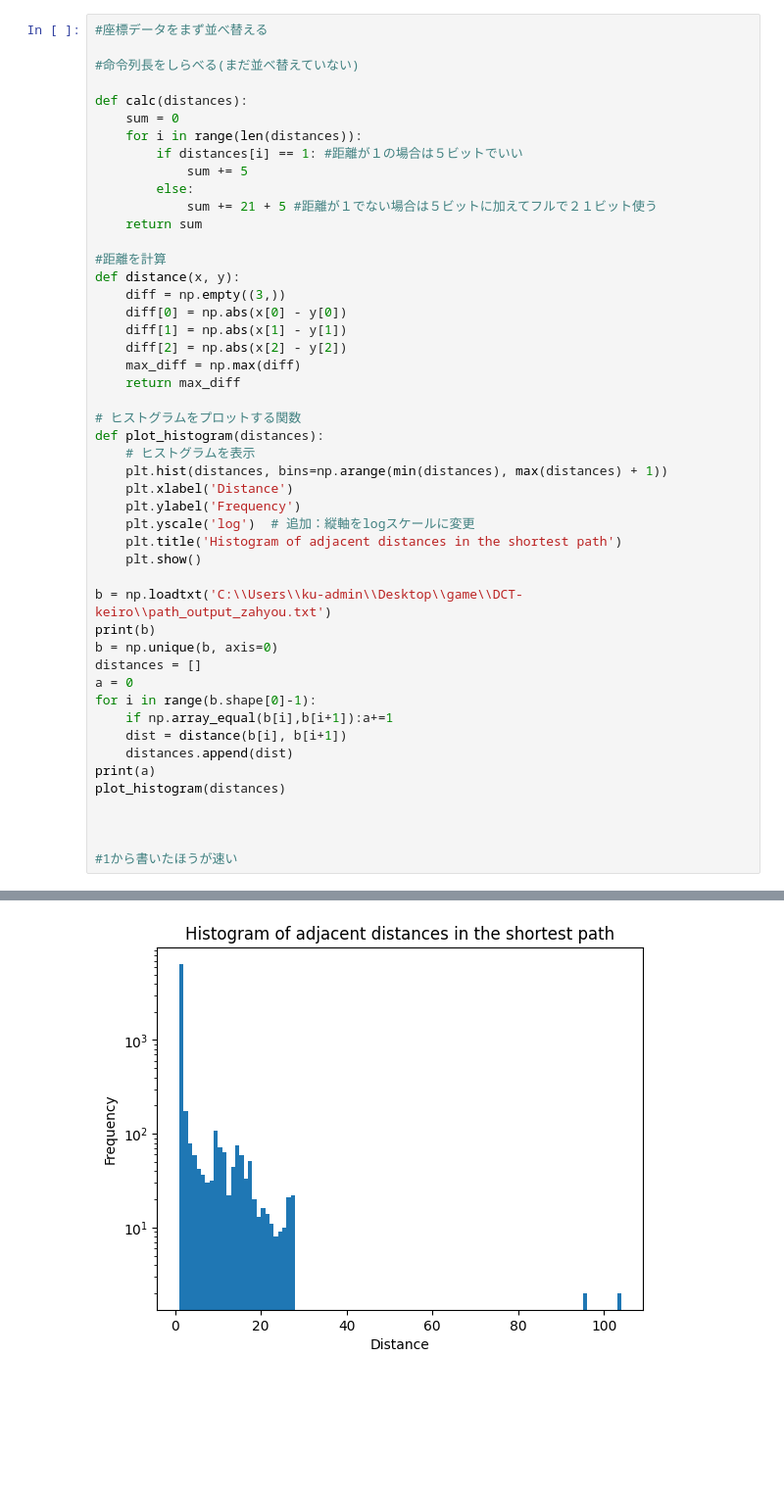
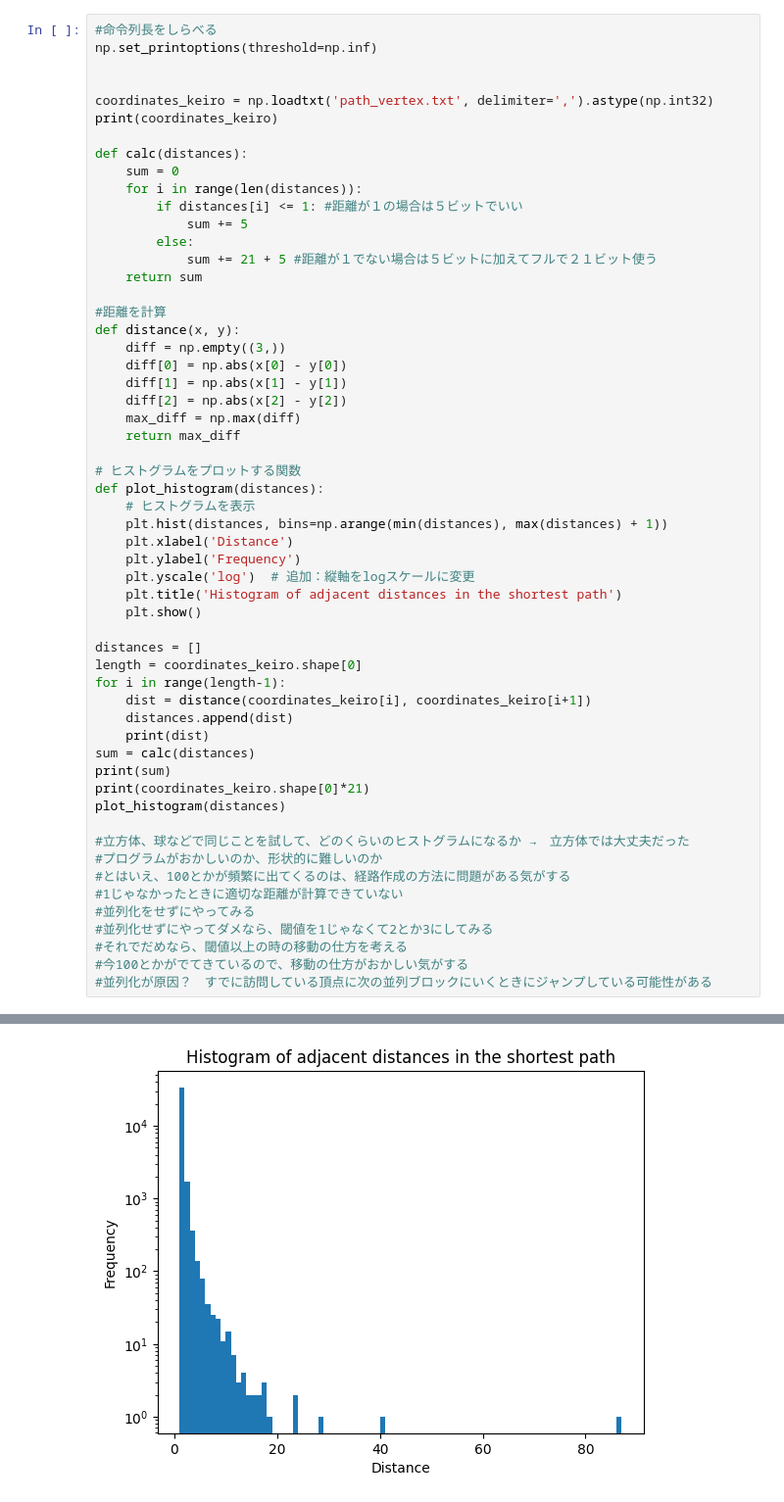
Before and after one commit to tubakun/game, a Jupyter notebook: DCT-keiro/vertexwithcolor_generate.ipynb, the cells around one changed output, grey strips where cells are left out. Shown at 98% size. Saved outputs shown, nothing was run; the diff lists cells and outputs as text; blank space fills up the shorter version.

```diff
--- a/DCT-keiro/vertexwithcolor_generate.ipynb
+++ b/DCT-keiro/vertexwithcolor_generate.ipynb
@@ -32,12 +156,15 @@ np.savetxt('C:\\Users\\ku-admin\\Desktop\\game\\DCT-keiro\\output_vertex_color.t
 # %%
-#座標データをまず並べ替える
+#命令列長をしらべる
+np.set_printoptions(threshold=np.inf)
 
-#命令列長をしらべる(まだ並べ替えていない)
+
+coordinates_keiro = np.loadtxt('path_vertex.txt', delimiter=',').astype(np.int32)
+print(coordinates_keiro)
 
 def calc(distances):
     sum = 0
     for i in range(len(distances)):
-        if distances[i] == 1: #距離が１の場合は５ビットでいい
+        if distances[i] <= 1: #距離が１の場合は５ビットでいい
             sum += 5
         else:
             sum += 21 + 5 #距離が１でない場合は５ビットに加えてフルで２１ビット使う
@@ -62,19 +189,24 @@ def plot_histogram(distances):
     plt.title('Histogram of adjacent distances in the shortest path')
     plt.show()
 
-b = np.loadtxt('C:\\Users\\ku-admin\\Desktop\\game\\DCT-keiro\\path_output_zahyou.txt')
-print(b)
-b = np.unique(b, axis=0)
 distances = []
-a = 0
-for i in range(b.shape[0]-1):
-    if np.array_equal(b[i],b[i+1]):a+=1
-    dist = distance(b[i], b[i+1])
+length = coordinates_keiro.shape[0]
+for i in range(length-1):
+    dist = distance(coordinates_keiro[i], coordinates_keiro[i+1])
     distances.append(dist)
-print(a)
+    print(dist)
+sum = calc(distances)
+print(sum)
+print(coordinates_keiro.shape[0]*21)
 plot_histogram(distances)
 
-
-
-#1から書いたほうが速い
+#立方体、球などで同じことを試して、どのくらいのヒストグラムになるか →　立方体では大丈夫だった
+#プログラムがおかしいのか、形状的に難しいのか
+#とはいえ、100とかが頻繁に出てくるのは、経路作成の方法に問題がある気がする
+#1じゃなかったときに適切な距離が計算できていない
+#並列化をせずにやってみる
+#並列化せずにやってダメなら、閾値を1じゃなくて2とか3にしてみる
+#それでだめなら、閾値以上の時の移動の仕方を考える
+#今100とかがでてきているので、移動の仕方がおかしい気がする
+#並列化が原因？　すでに訪問している頂点に次の並列ブロックにいくときにジャンプしている可能性がある
 # %% [output]
@@ -89 +230 @@ plot_histogram(distances)
-[figure, old version]
+[figure, new version]
```
Also changed, not shown: parts of 7 cells of this notebook, 37 other files.
